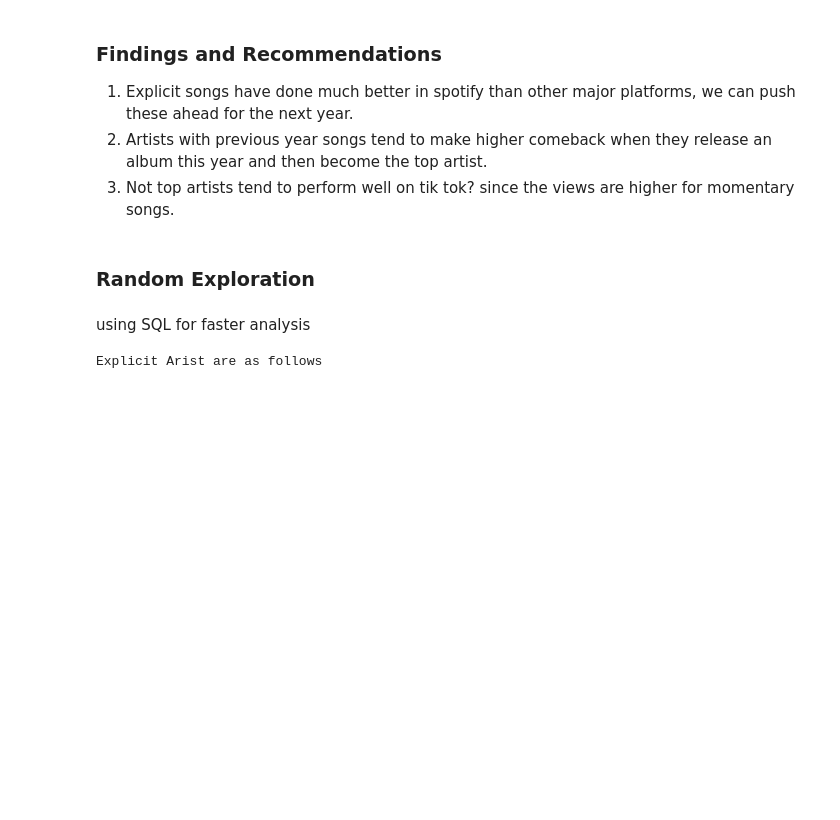
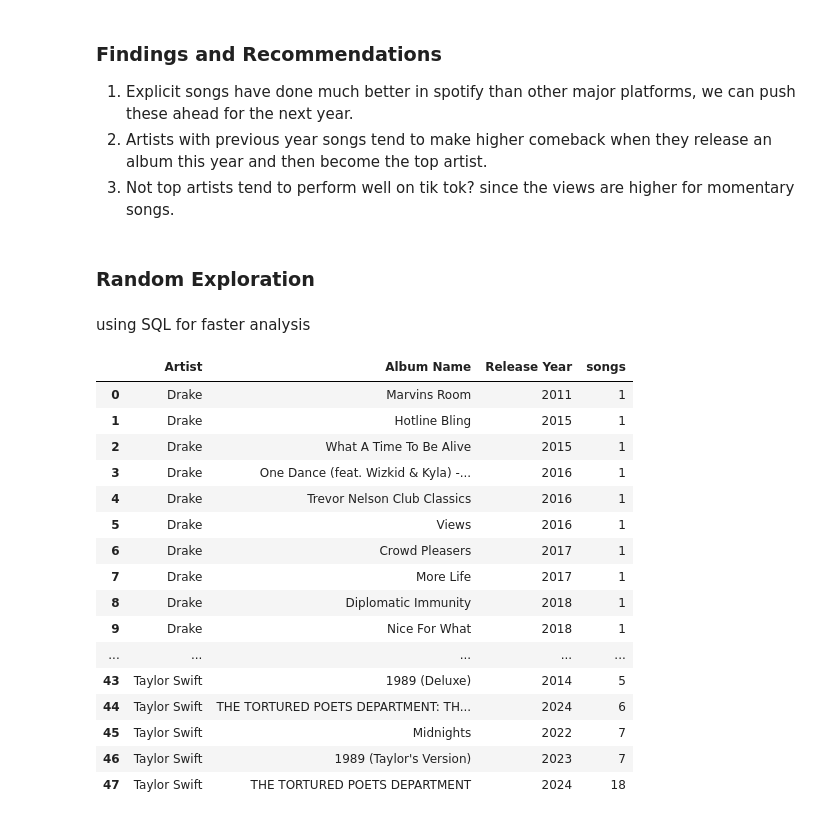
Before and after one commit to suchethsikha/Spotify_2024_EDA, a Jupyter notebook: Group_spotify.ipynb, the cells around one changed output. Saved outputs shown, nothing was run; the diff lists cells and outputs as text; code cells hidden in the pictures; blank space fills up the shorter version.

```diff
--- a/Group_spotify.ipynb
+++ b/Group_spotify.ipynb
@@ -517,37 +566,59 @@ plt.show()
 # %% [markdown]
 </h2> using SQL for faster analysis</h2>
 # %%
-# from pandasql import sqldf
+from pandasql import sqldf
 # # sqldf(query, env=None)
 
 
 # print("Explicit Arist are as follows")
 # sqldf(''' select  [Explicit Track], count(distinct Artist) as artists from spotify group by [Explicit Track] ''', env= None)
 # sqldf(''' select [Release Year], [Explicit Track], count(distinct Artist) as artists from spotify group by [Release Year],[Explicit Track] ''', env= None)
 # sqldf(''' select [Release Year], count(distinct ISRC) as artists from spotify group by [Release Year] ''', env= None)
 # sqldf('''select top_song, avg([Track Score]) as avg_score, avg([Spotify Streams]) as spotify_streams, avg([YouTube Views]) as youtube_views , avg([TikTok Views]) as tiktokviews  from (select case when [All Time Rank] < 20 then '< 20' else '>20' end as top_song, [Track Score], [Spotify Streams], [YouTube Views], [TikTok Views]  from spotify) a  group by top_song''',env= None)
 
 
 ########ED sheeran example#########
 # sqldf(''' select * from spotify where Track= "Shape of You" ''', env= None)
 #  [Explicit Track], count(distinct Artist) as artists from spotify group by [Explicit Track] ''', env= None)
 
 
 # sqldf('''select max(ts) from (select [Track], max([Track Score]) as ts from spotify group by [Track] having count(*)>1) a''', env= None)
 
 
 # spotify.head(20)
 # top_5_songs = spotify.nlargest(5, 'Track Score')
 
 # top_5_songs
 
 
 # sqldf('''select sum(case when number_of_songs>3 then 1 else 0 end) as artists_gt_3, sum(case when number_of_songs<10 then 1 else 0 end) as artists_lt_3  from (select Artist, count(distinct ISRC ) as number_of_songs from spotify group by  Artist order by count(distinct ISRC)) b''', env=None)
 #sqldf('''select sum(case when number_of_songs>3 then 1 else 0 end) as artists_gt_3, sum(case when number_of_songs<10 then 1 else 0 end) as artists_lt_3  from (select Artist, count(distinct ISRC ) as number_of_songs from spotify group by  Artist order by count(distinct ISRC)) b''', env=None)
 
 
 # artists_songs=sqldf('''select Artist, count(distinct ISRC ) as number_of_songs, avg() from spotify group by  Artist order by count(distinct ISRC) ''', env=None)
 # pd.DataFrame(artists_songs)
 # artists_songs['number_of_songs'].median()
+
+
+
+# sqldf('''select sum(case when number_of_songs>3 then 1 else 0 end) as artists_gt_3, sum(case when number_of_songs<10 then 1 else 0 end) as artists_lt_3  from (select Artist, count(distinct ISRC ) as number_of_songs from spotify group by  Artist order by count(distinct ISRC)) b''', env=None)
+sqldf('''select Artist, [Album Name], [Release Year], count(distinct ISRC) as songs  from spotify  where Artist in ('Drake', 'Taylor Swift') group by Artist,[Release Year], [Album Name] order by Artist,count(distinct ISRC)''' , env=None)
+    #   where Artist in ('Drake', 'Taylor Swift') group by Artist, Album Name''' ,env= None)
 # %% [output]
-Explicit Arist are as follows
+|  | Artist | Album Name | Release Year | songs |
+| 0 | Drake | Marvins Room | 2011 | 1 |
+| 1 | Drake | Hotline Bling | 2015 | 1 |
+| 2 | Drake | What A Time To Be Alive | 2015 | 1 |
+| 3 | Drake | One Dance (feat. Wizkid & Kyla) -... | 2016 | 1 |
+| 4 | Drake | Trevor Nelson Club Classics | 2016 | 1 |
+| 5 | Drake | Views | 2016 | 1 |
+| 6 | Drake | Crowd Pleasers | 2017 | 1 |
+| 7 | Drake | More Life | 2017 | 1 |
+| 8 | Drake | Diplomatic Immunity | 2018 | 1 |
+| 9 | Drake | Nice For What | 2018 | 1 |
+| ... | ... | ... | ... | ... |
+| 43 | Taylor Swift | 1989 (Deluxe) | 2014 | 5 |
+| 44 | Taylor Swift | THE TORTURED POETS DEPARTMENT: TH... | 2024 | 6 |
+| 45 | Taylor Swift | Midnights | 2022 | 7 |
+| 46 | Taylor Swift | 1989 (Taylor's Version) | 2023 | 7 |
+| 47 | Taylor Swift | THE TORTURED POETS DEPARTMENT | 2024 | 18 |
```
Also changed, not shown: parts of 3 cells of this notebook.
